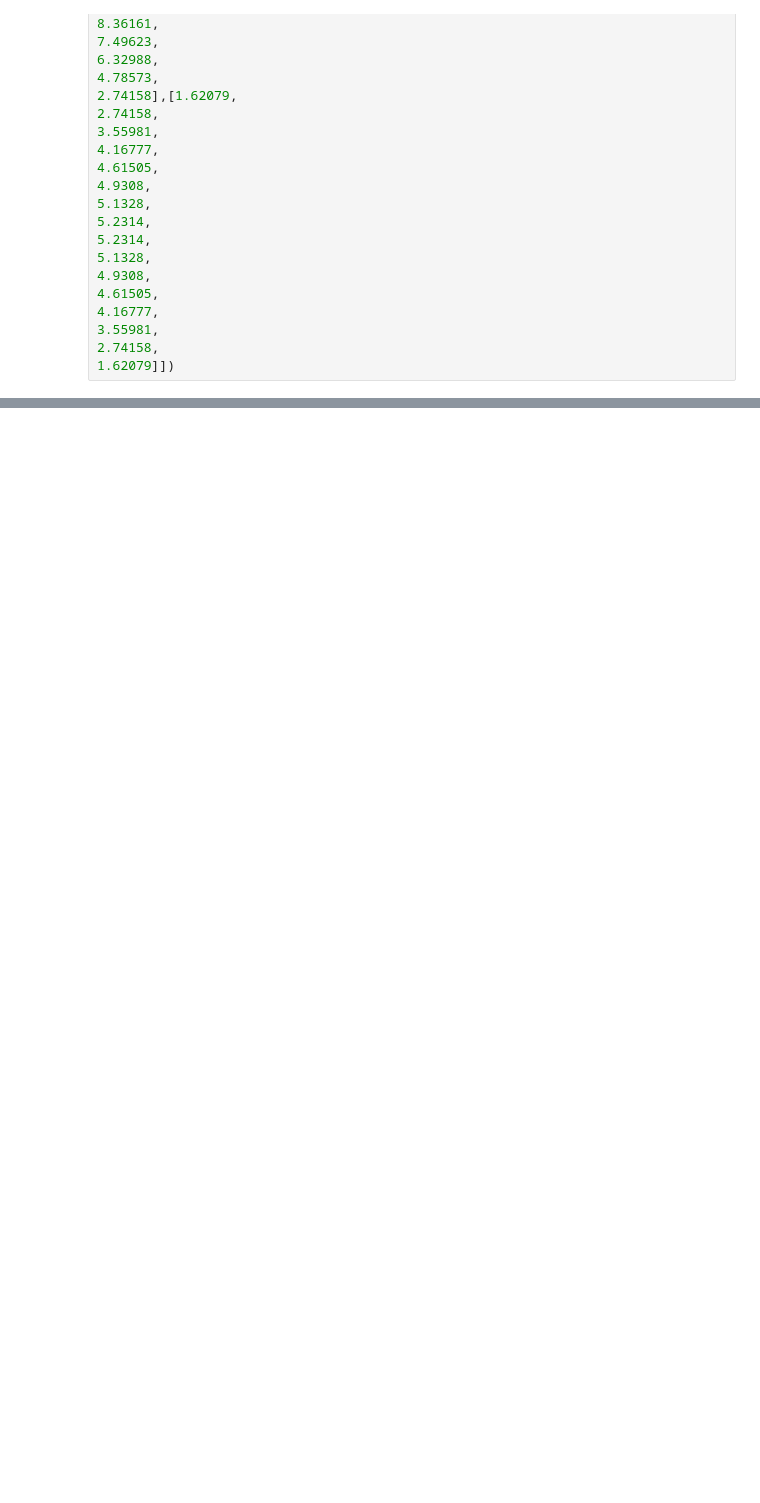
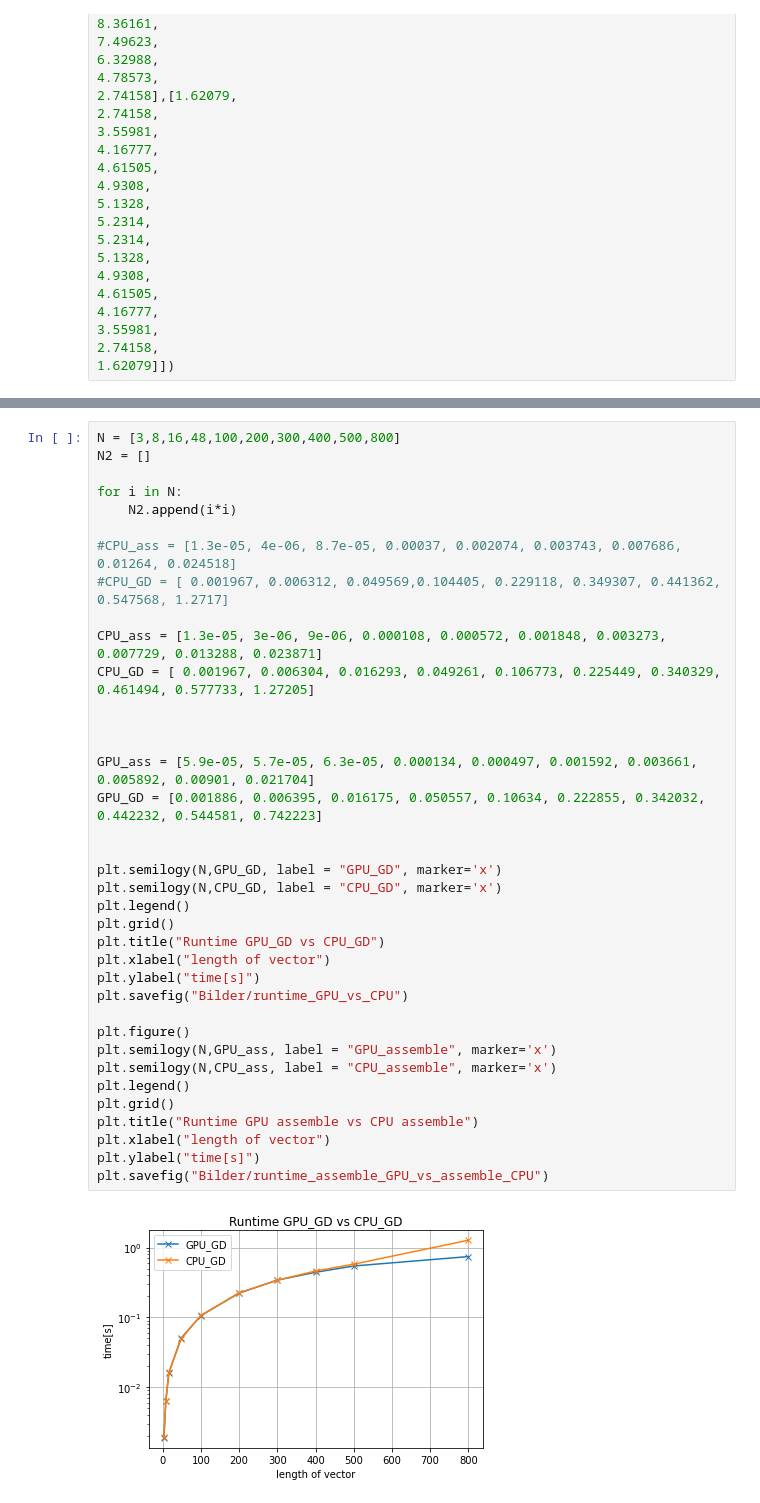
Before and after one commit to axcy0809/ManyCore, a Jupyter notebook: Alex/Ex5/plots.ipynb, the cells around one changed output, grey strips where cells are left out. Drawn from its saved outputs; the diff is of its cells as text; blank space fills up the shorter version.

```diff
--- a/Alex/Ex5/plots.ipynb
+++ b/Alex/Ex5/plots.ipynb
@@ -268,0 +282,39 @@ plt.show()
+# %%
+N = [3,8,16,48,100,200,300,400,500,800]
+N2 = []
+
+for i in N:
+    N2.append(i*i)
+
+#CPU_ass = [1.3e-05, 4e-06, 8.7e-05, 0.00037, 0.002074, 0.003743, 0.007686, 0.01264, 0.024518]
+#CPU_GD = [ 0.001967, 0.006312, 0.049569,0.104405, 0.229118, 0.349307, 0.441362, 0.547568, 1.2717]
+
+CPU_ass = [1.3e-05, 3e-06, 9e-06, 0.000108, 0.000572, 0.001848, 0.003273, 0.007729, 0.013288, 0.023871]
+CPU_GD = [ 0.001967, 0.006304, 0.016293, 0.049261, 0.106773, 0.225449, 0.340329, 0.461494, 0.577733, 1.27205]
+
+
+
+GPU_ass = [5.9e-05, 5.7e-05, 6.3e-05, 0.000134, 0.000497, 0.001592, 0.003661, 0.005892, 0.00901, 0.021704]
+GPU_GD = [0.001886, 0.006395, 0.016175, 0.050557, 0.10634, 0.222855, 0.342032, 0.442232, 0.544581, 0.742223]
+
+
+plt.semilogy(N,GPU_GD, label = "GPU_GD", marker='x')
+plt.semilogy(N,CPU_GD, label = "CPU_GD", marker='x')
+plt.legend()
+plt.grid()
+plt.title("Runtime GPU_GD vs CPU_GD")
+plt.xlabel("length of vector")
+plt.ylabel("time[s]")
+plt.savefig("Bilder/runtime_GPU_vs_CPU")
+
+plt.figure()
+plt.semilogy(N,GPU_ass, label = "GPU_assemble", marker='x')
+plt.semilogy(N,CPU_ass, label = "CPU_assemble", marker='x')
+plt.legend()
+plt.grid()
+plt.title("Runtime GPU assemble vs CPU assemble")
+plt.xlabel("length of vector")
+plt.ylabel("time[s]")
+plt.savefig("Bilder/runtime_assemble_GPU_vs_assemble_CPU")
+# %% [output]
+[figure, added]
```
Also changed, not shown: parts of 3 cells of this notebook, 10 other files.
